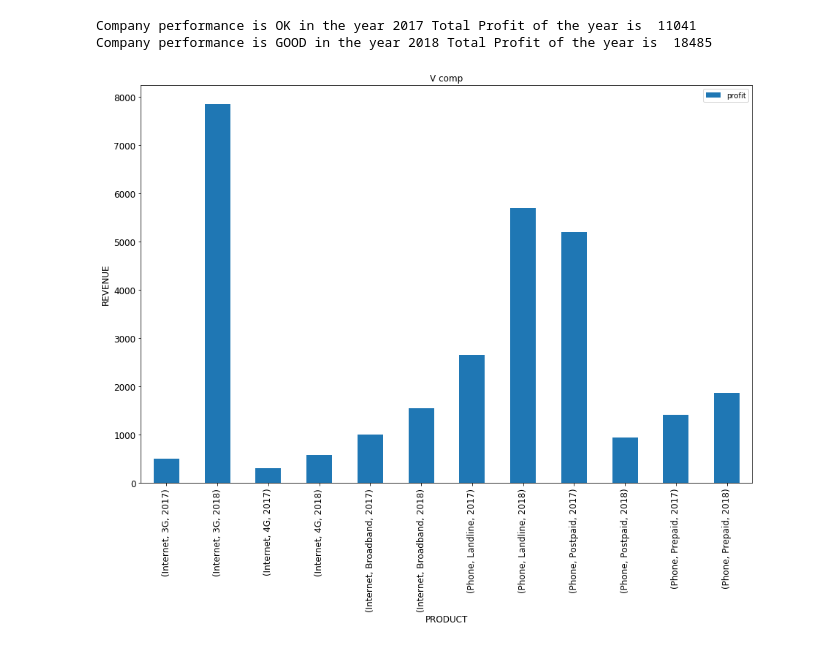
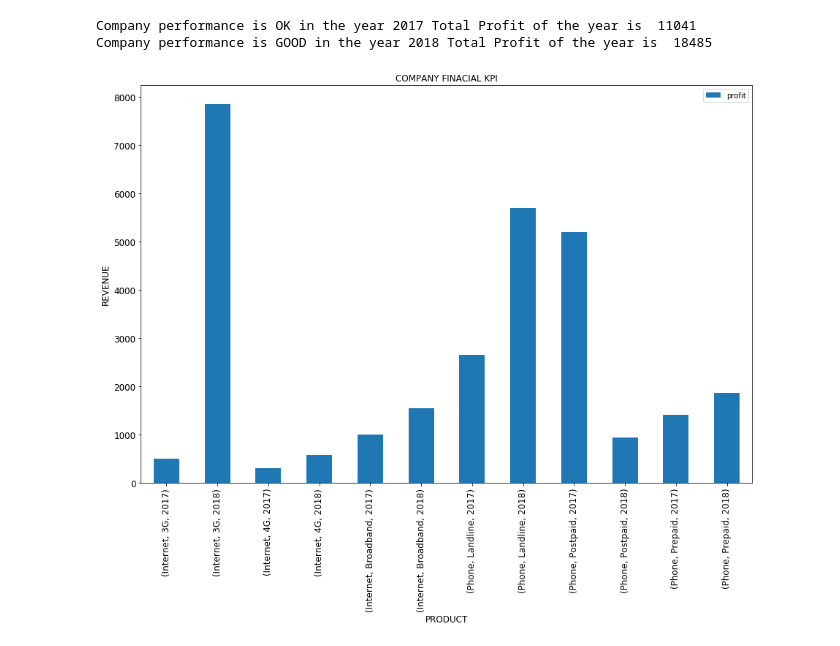
Before and after one commit to Raza500/Atif-Assignments, a Jupyter notebook: Atif-Assignments.ipynb, the cells around one changed output. Saved outputs shown, nothing was run; the diff lists cells and outputs as text; code cells hidden in the pictures.

```diff
--- a/Atif-Assignments.ipynb
+++ b/Atif-Assignments.ipynb
@@ -98,9 +98,9 @@ for year, profit in product_line_profit_by_year.iteritems():
 Company performance is OK in the year 2017 Total Profit of the year is  11041
 Company performance is GOOD in the year 2018 Total Profit of the year is  18485
 # %%
-ax = product_line_profit.plot(kind='bar', title ="V comp",figsize=(15,10),legend=True, fontsize=12)
+ax = product_line_profit.plot(kind='bar', title ="COMPANY FINACIAL KPI",figsize=(15,10),legend=True, fontsize=12)
 ax.set_xlabel("PRODUCT",fontsize=12)
 ax.set_ylabel("REVENUE",fontsize=12)
 plt.show()
 # %% [output]
-[figure, old version]
+[figure, new version]
```
